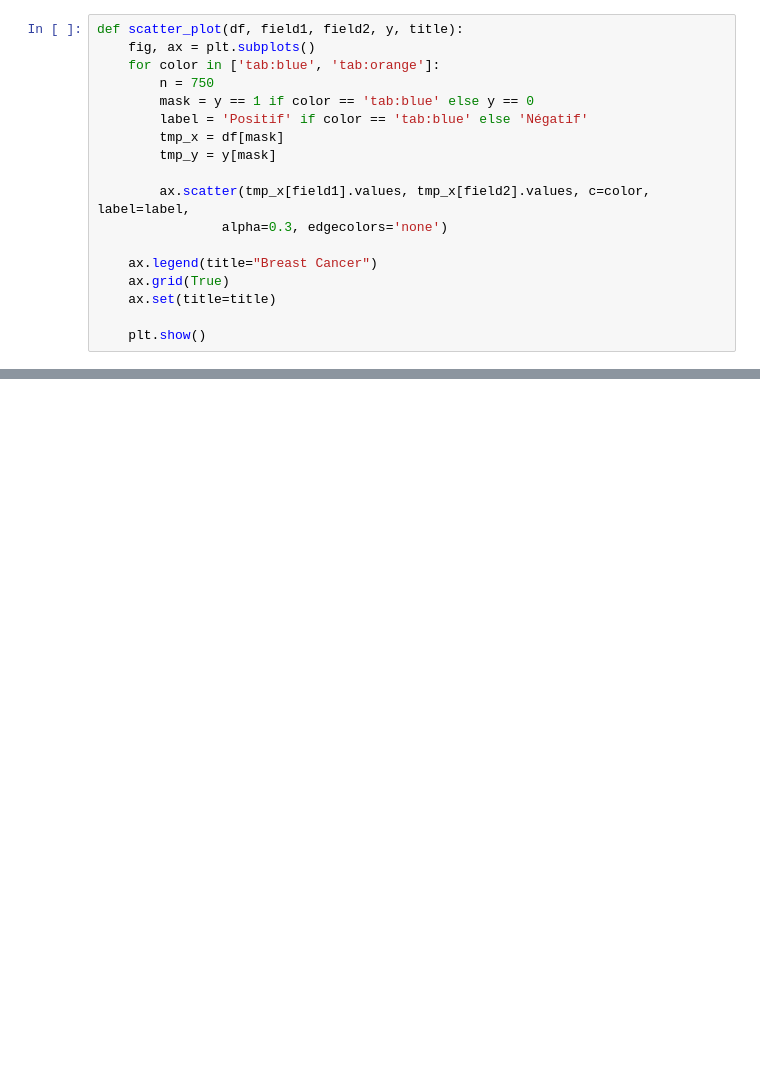
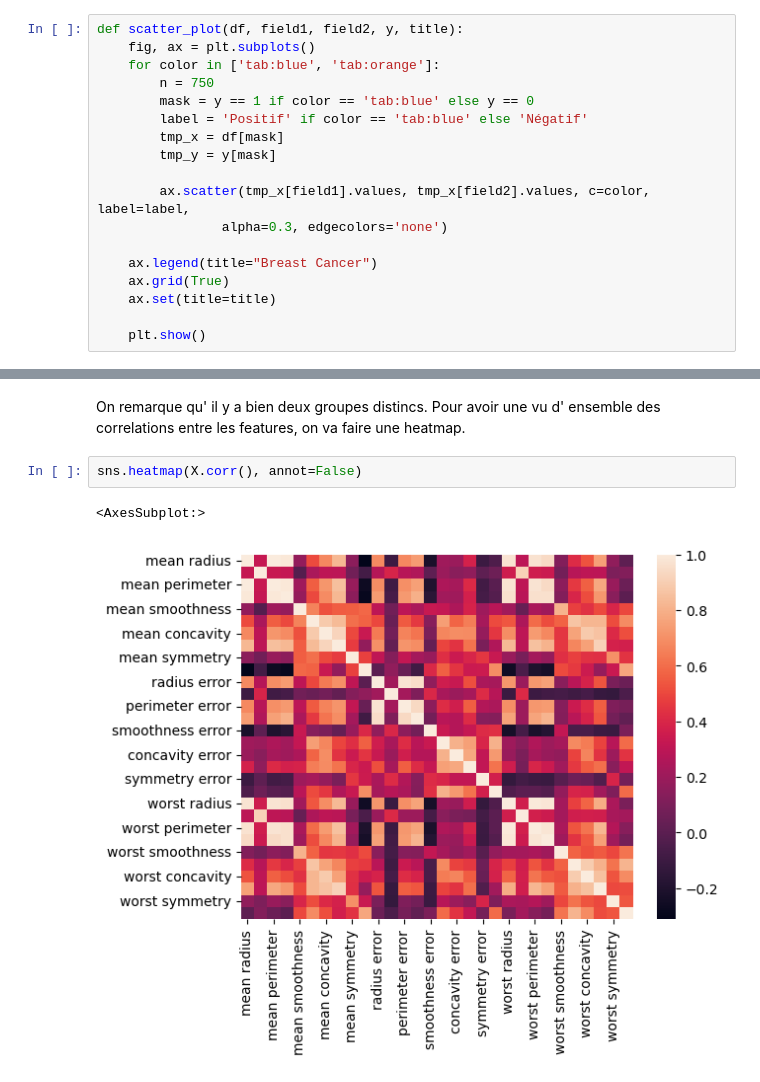
Before and after one commit to YuTingdata/regression_logistique, a Jupyter notebook: logistic_regression.ipynb, the cells around one changed output, grey strips where cells are left out. Drawn from its saved outputs; the diff is of its cells as text; blank space fills up the shorter version.

```diff
--- a/logistic_regression.ipynb
+++ b/logistic_regression.ipynb
@@ -110,0 +104,8 @@ scatter_plot(X, 'mean_area', 'mean_symmetry', y, "surface moyenne sur symmetrie
+# %% [markdown]
+On remarque qu' il y a bien deux groupes distincs.
+Pour avoir une vu d' ensemble des correlations entre les features, on va faire une heatmap.
+# %%
+sns.heatmap(X.corr(), annot=False)
+# %% [output]
+<AxesSubplot:>
+[figure, added]
```
Also changed, not shown: parts of 17 cells of this notebook.
